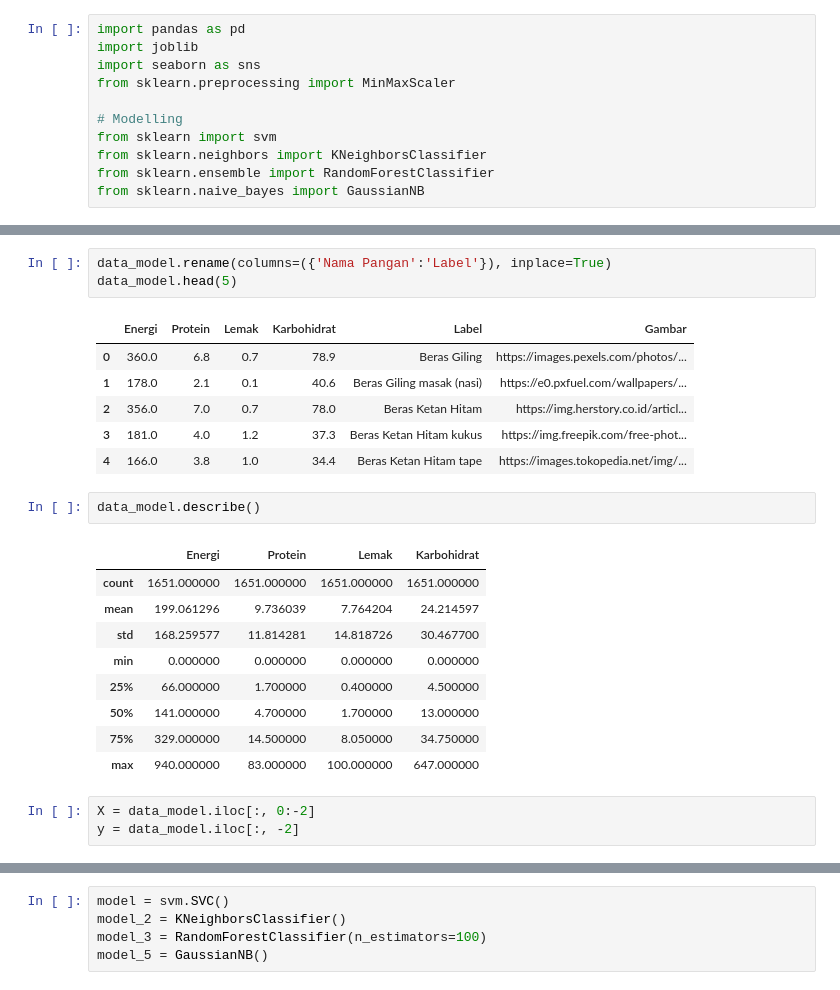
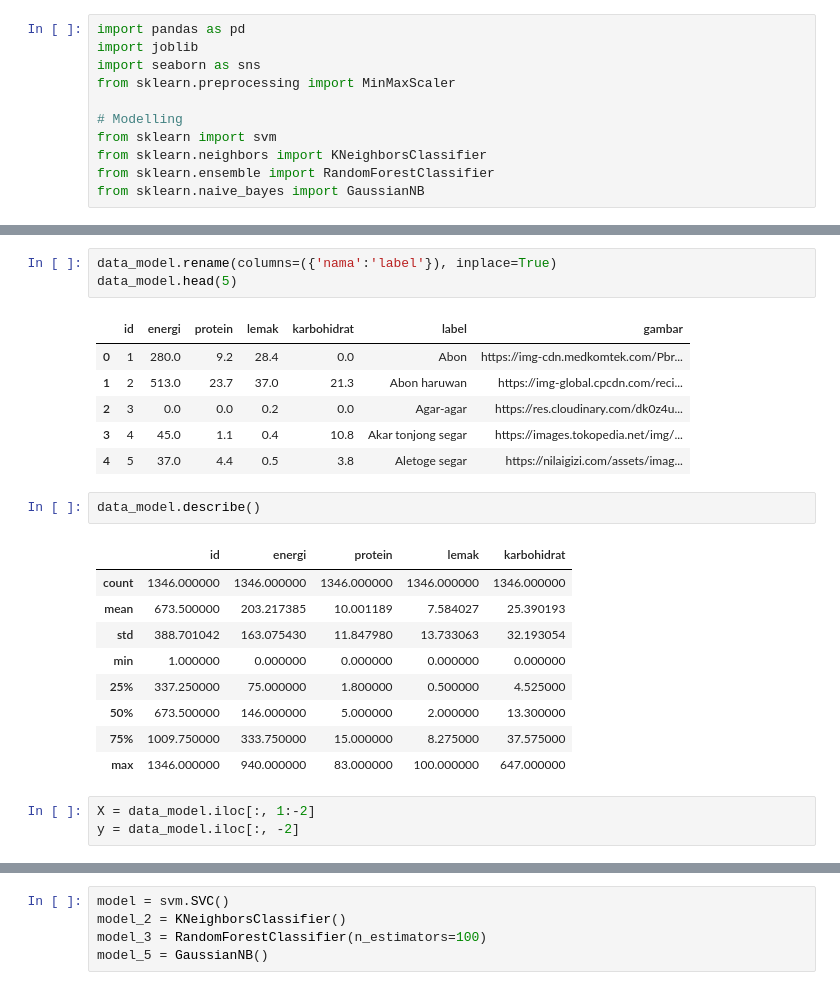
Before and after one commit to GolekFoods/GolekFoods-ML, a Jupyter notebook: notebook/modelling_advance.ipynb, the cells around one changed output, grey strips where cells are left out. Drawn from its saved outputs; the diff is of its cells as text.

Commit message:
Update data and model

```diff
--- a/notebook/modelling_advance.ipynb
+++ b/notebook/modelling_advance.ipynb
@@ -22,27 +22,27 @@ data_model.head()
 # %%
-data_model.rename(columns=({'Nama Pangan':'Label'}), inplace=True)
+data_model.rename(columns=({'nama':'label'}), inplace=True)
 data_model.head(5)
 # %% [output]
-|  | Energi | Protein | Lemak | Karbohidrat | Label | Gambar |
-| 0 | 360.0 | 6.8 | 0.7 | 78.9 | Beras Giling | https://images.pexels.com/photos/... |
-| 1 | 178.0 | 2.1 | 0.1 | 40.6 | Beras Giling masak (nasi) | https://e0.pxfuel.com/wallpapers/... |
-| 2 | 356.0 | 7.0 | 0.7 | 78.0 | Beras Ketan Hitam | https://img.herstory.co.id/articl... |
-| 3 | 181.0 | 4.0 | 1.2 | 37.3 | Beras Ketan Hitam kukus | https://img.freepik.com/free-phot... |
-| 4 | 166.0 | 3.8 | 1.0 | 34.4 | Beras Ketan Hitam tape | https://images.tokopedia.net/img/... |
+|  | id | energi | protein | lemak | karbohidrat | label | gambar |
+| 0 | 1 | 280.0 | 9.2 | 28.4 | 0.0 | Abon | https://img-cdn.medkomtek.com/Pbr... |
+| 1 | 2 | 513.0 | 23.7 | 37.0 | 21.3 | Abon haruwan | https://img-global.cpcdn.com/reci... |
+| 2 | 3 | 0.0 | 0.0 | 0.2 | 0.0 | Agar-agar | https://res.cloudinary.com/dk0z4u... |
+| 3 | 4 | 45.0 | 1.1 | 0.4 | 10.8 | Akar tonjong segar | https://images.tokopedia.net/img/... |
+| 4 | 5 | 37.0 | 4.4 | 0.5 | 3.8 | Aletoge segar | https://nilaigizi.com/assets/imag... |
 # %%
 data_model.describe()
 # %% [output]
-|  | Energi | Protein | Lemak | Karbohidrat |
-| count | 1651.000000 | 1651.000000 | 1651.000000 | 1651.000000 |
-| mean | 199.061296 | 9.736039 | 7.764204 | 24.214597 |
-| std | 168.259577 | 11.814281 | 14.818726 | 30.467700 |
-| min | 0.000000 | 0.000000 | 0.000000 | 0.000000 |
-| 25% | 66.000000 | 1.700000 | 0.400000 | 4.500000 |
-| 50% | 141.000000 | 4.700000 | 1.700000 | 13.000000 |
-| 75% | 329.000000 | 14.500000 | 8.050000 | 34.750000 |
-| max | 940.000000 | 83.000000 | 100.000000 | 647.000000 |
+|  | id | energi | protein | lemak | karbohidrat |
+| count | 1346.000000 | 1346.000000 | 1346.000000 | 1346.000000 | 1346.000000 |
+| mean | 673.500000 | 203.217385 | 10.001189 | 7.584027 | 25.390193 |
+| std | 388.701042 | 163.075430 | 11.847980 | 13.733063 | 32.193054 |
+| min | 1.000000 | 0.000000 | 0.000000 | 0.000000 | 0.000000 |
+| 25% | 337.250000 | 75.000000 | 1.800000 | 0.500000 | 4.525000 |
+| 50% | 673.500000 | 146.000000 | 5.000000 | 2.000000 | 13.300000 |
+| 75% | 1009.750000 | 333.750000 | 15.000000 | 8.275000 | 37.575000 |
+| max | 1346.000000 | 940.000000 | 83.000000 | 100.000000 | 647.000000 |
 # %%
-X = data_model.iloc[:, 0:-2]
+X = data_model.iloc[:, 1:-2]
 y = data_model.iloc[:, -2]
 # %%
 X
```
Also changed, not shown: parts of 10 cells of this notebook, 4 other files.
